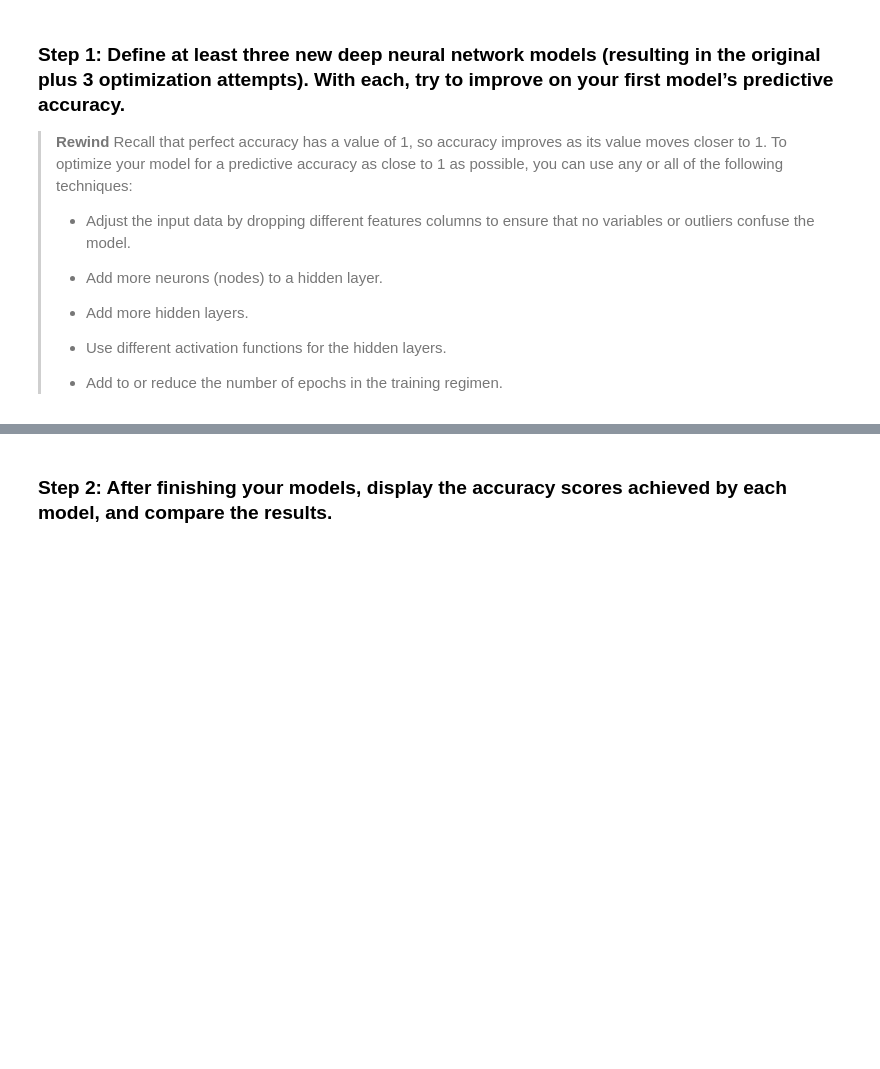
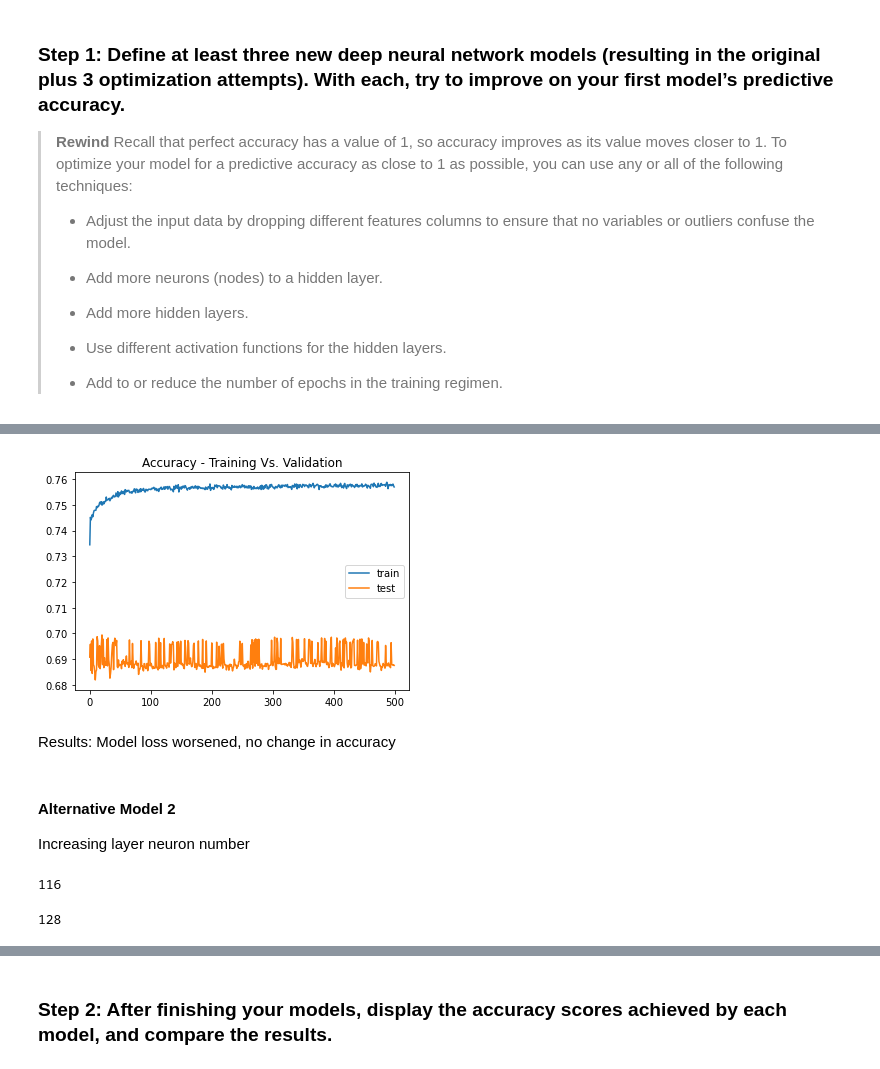
Before and after one commit to Forte42/Deep_Learning_Startup_Analyzer, a Jupyter notebook: venture_funding_with_deep_learning.ipynb, the cells around one changed output, grey strips where cells are left out. Saved outputs shown, nothing was run; the diff lists cells and outputs as text; code cells hidden in the pictures; blank space fills up the shorter version.

```diff
--- a/venture_funding_with_deep_learning.ipynb
+++ b/venture_funding_with_deep_learning.ipynb
@@ -522,0 +558,23 @@ nn_A2 = # YOUR CODE HERE
+# %%
+# Train vs test for accuracy
+plt.plot(model_A1.history["accuracy"])
+plt.plot(model_A1.history["val_accuracy"])
+plt.title("Accuracy - Training Vs. Validation")
+plt.legend(["train", "test"])
+plt.show()
+# %% [output]
+[figure, added]
+# %% [markdown]
+Results: Model loss worsened, no change in accuracy
+# %% [markdown]
+#### Alternative Model 2
+
+Increasing layer neuron number
+# %%
+# Define the the number of inputs (features) to the model
+number_input_features = len(X.columns)
+
+# Review the number of features
+number_input_features
+# %% [output]
+116
@@ -522,0 +584,8 @@ nn_A2 = # YOUR CODE HERE
+# %%
+# Define the number of hidden nodes for the first hidden layer
+hidden_nodes_layer1_A2 = 128
+
+# Review the number of hidden nodes in the first layer
+hidden_nodes_layer1_A2
+# %% [output]
+128
```
Also changed, not shown: parts of 39 cells of this notebook.
